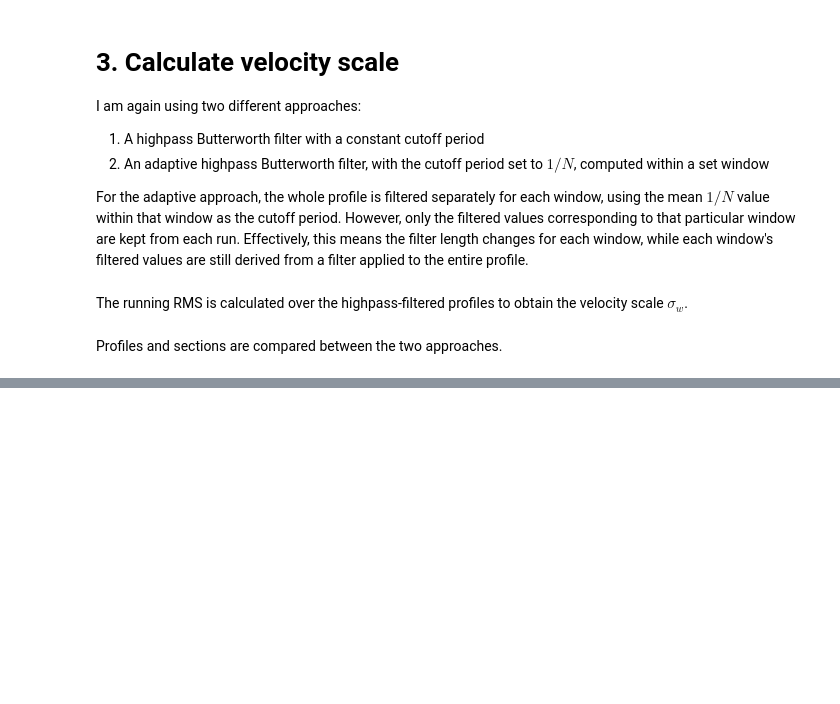
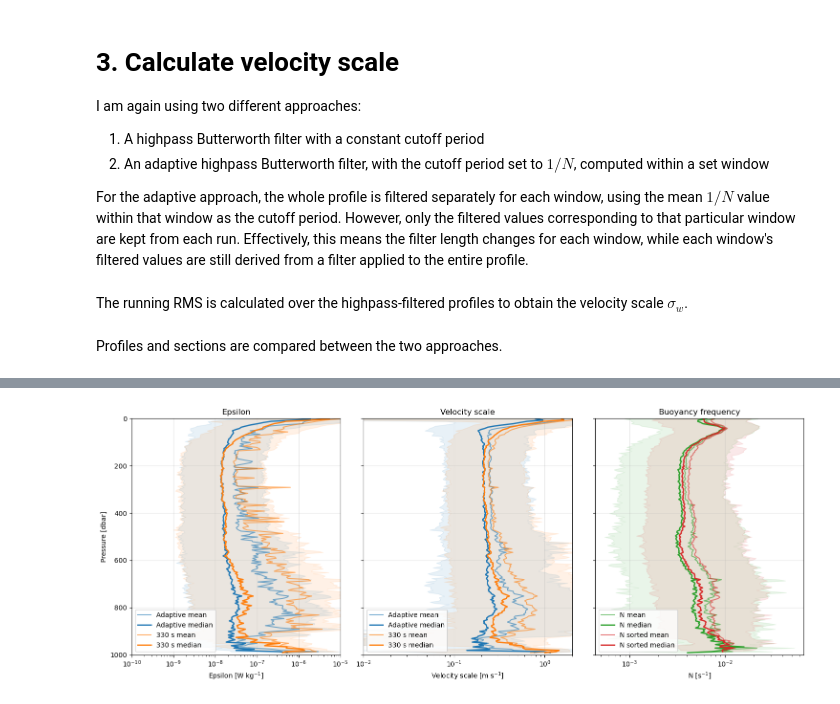
Before and after one commit to tillmrtz/dissipationIFR, a Jupyter notebook: notebooks/apply_LEM.ipynb, the cells around one changed output, grey strips where cells are left out. Cells and saved outputs as stored; diff of their text form; code cells hidden in the pictures; blank space fills up the shorter version.

```diff
--- a/notebooks/apply_LEM.ipynb
+++ b/notebooks/apply_LEM.ipynb
@@ -366,0 +466,53 @@ plt.show()
+# %%
+ds = gridded_bs3          # choose dataset here
+
+low, high = 2.5, 97.5
+
+plots = {
+    "Epsilon": [
+        ("EPSILON_ADAPTIVE", "Adaptive", "tab:blue",),
+        ("EPSILON_330", "330 s", "tab:orange",),
+    ],
+    "Velocity scale": [
+        ("VELOCITY_RMS_ADAPTIVE", "Adaptive", "tab:blue"),
+        ("VELOCITY_RMS_330", "330 s", "tab:orange"),
+    ],
+    "Buoyancy frequency": [
+        ("N", "N", "tab:green",),
+        ("N_SORTED", "N sorted", "tab:red", ),
+    ],
+}
+
+fig, axes = plt.subplots(1, 3, figsize=(15, 6), sharey=True)
+
+for ax, (title, variables) in zip(axes, plots.items()):
+
+    for var, label, color in variables:
+
+        mean, median, std, p_low, p_high, depth = profile_stats(var)
+
+        ax.plot(mean, depth, color=color, lw=1.5, alpha=0.6, label=f"{label} mean")
+        ax.plot(median, depth, color=color, lw=2, label=f"{label} median")
+        #ax.fill_betweenx(depth, mean - std, mean + std, color=color, alpha=0.15)
+        ax.fill_betweenx(depth, p_low, p_high, color=color, alpha=0.10)
+
+    ax.set_title(title)
+    ax.invert_yaxis()
+    ax.set_ylim(1000, 0)
+    ax.grid(alpha=0.3)
+    ax.legend(fontsize=10)
+
+axes[0].set_ylabel("Pressure [dbar]")
+
+axes[0].set_xlabel("Epsilon [W kg$^{-1}$]")
+axes[0].set_xlim(1e-10, 1e-5)
+axes[1].set_xlabel("Velocity scale [m s$^{-1}$]")
+axes[1].set_xlim(1e-2, 2)
+axes[2].set_xlabel("N [s$^{-1}$]")
+
+for ax in axes:
+    ax.set_xscale("log")
+
+plt.tight_layout()
+# %% [output]
+[figure, added]
```
Also changed, not shown: parts of 17 cells of this notebook, 5 other files.
